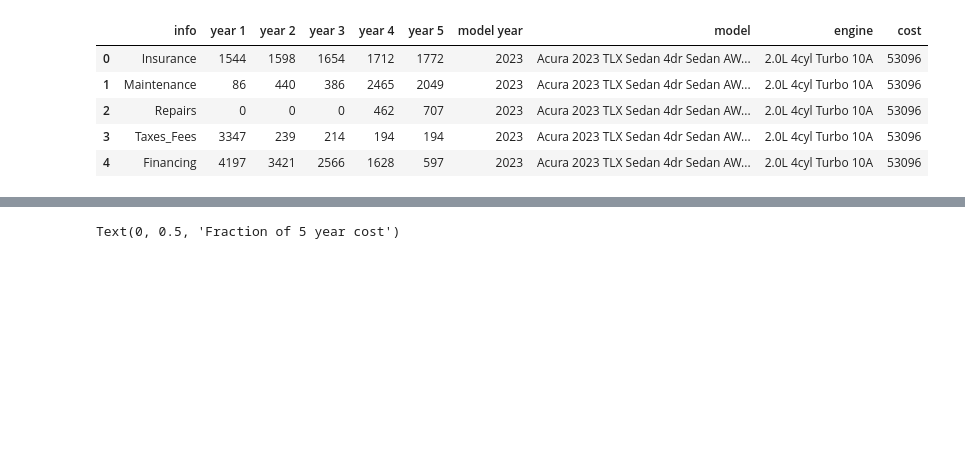
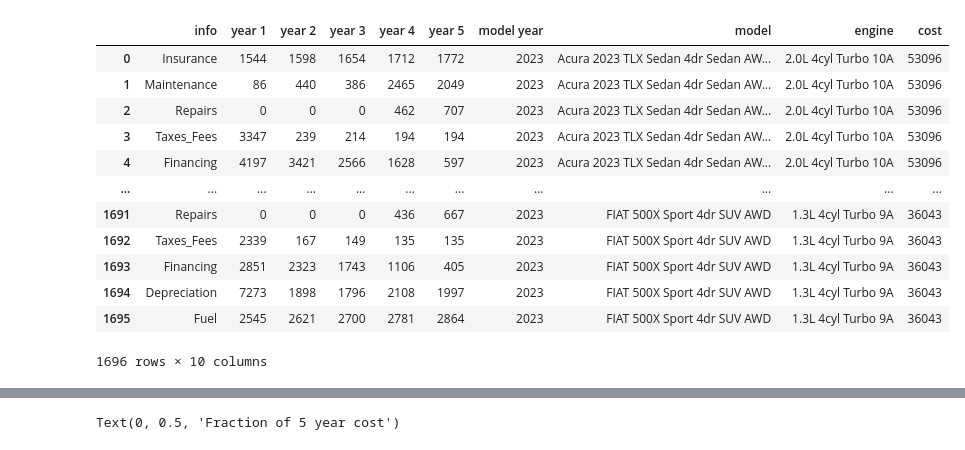
Before and after one commit to ekfrib23/project1-ev-ice, a Jupyter notebook: analysis_5year_ownership.ipynb, the cells around one changed output, grey strips where cells are left out. Cells and saved outputs as stored; diff of their text form; code cells hidden in the pictures; blank space fills up the shorter version.

```diff
--- a/analysis_5year_ownership.ipynb
+++ b/analysis_5year_ownership.ipynb
@@ -8,11 +8,18 @@ import pandas as pd
 # %%
 #import data frame for combusion engine cars
 ice_df=pd.read_csv("Resources/Edmunds.csv")
-ice_df.head()
+ice_df
 # %% [output]
 |  | info | year 1 | year 2 | year 3 | year 4 | year 5 | model year | model | engine | cost |
 | 0 | Insurance | 1544 | 1598 | 1654 | 1712 | 1772 | 2023 | Acura 2023 TLX Sedan 4dr Sedan AW... | 2.0L 4cyl Turbo 10A | 53096 |
 | 1 | Maintenance | 86 | 440 | 386 | 2465 | 2049 | 2023 | Acura 2023 TLX Sedan 4dr Sedan AW... | 2.0L 4cyl Turbo 10A | 53096 |
 | 2 | Repairs | 0 | 0 | 0 | 462 | 707 | 2023 | Acura 2023 TLX Sedan 4dr Sedan AW... | 2.0L 4cyl Turbo 10A | 53096 |
 | 3 | Taxes_Fees | 3347 | 239 | 214 | 194 | 194 | 2023 | Acura 2023 TLX Sedan 4dr Sedan AW... | 2.0L 4cyl Turbo 10A | 53096 |
 | 4 | Financing | 4197 | 3421 | 2566 | 1628 | 597 | 2023 | Acura 2023 TLX Sedan 4dr Sedan AW... | 2.0L 4cyl Turbo 10A | 53096 |
+| ... | ... | ... | ... | ... | ... | ... | ... | ... | ... | ... |
+| 1691 | Repairs | 0 | 0 | 0 | 436 | 667 | 2023 | FIAT 500X Sport 4dr SUV AWD | 1.3L 4cyl Turbo 9A | 36043 |
+| 1692 | Taxes_Fees | 2339 | 167 | 149 | 135 | 135 | 2023 | FIAT 500X Sport 4dr SUV AWD | 1.3L 4cyl Turbo 9A | 36043 |
+| 1693 | Financing | 2851 | 2323 | 1743 | 1106 | 405 | 2023 | FIAT 500X Sport 4dr SUV AWD | 1.3L 4cyl Turbo 9A | 36043 |
+| 1694 | Depreciation | 7273 | 1898 | 1796 | 2108 | 1997 | 2023 | FIAT 500X Sport 4dr SUV AWD | 1.3L 4cyl Turbo 9A | 36043 |
+| 1695 | Fuel | 2545 | 2621 | 2700 | 2781 | 2864 | 2023 | FIAT 500X Sport 4dr SUV AWD | 1.3L 4cyl Turbo 9A | 36043 |
+1696 rows × 10 columns
```
Also changed, not shown: parts of 9 cells of this notebook, 1 other file.
